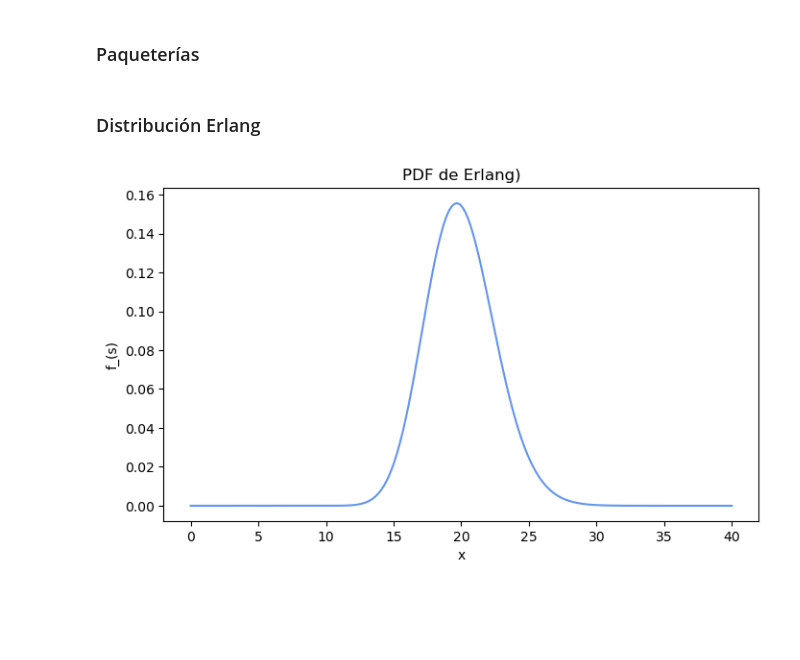
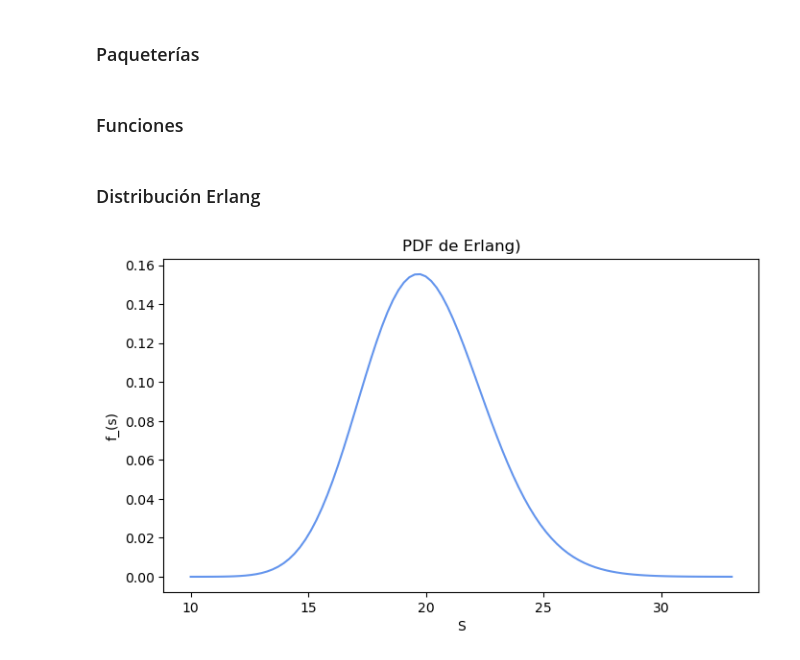
Before and after one commit to AlejandroFlpz/Microestructuras_y_sistemas_de_trading, a Jupyter notebook: Market Microstructure project.ipynb, the cells around one changed output. Saved outputs shown, nothing was run; the diff lists cells and outputs as text; code cells hidden in the pictures; blank space fills up the shorter version.

```diff
--- a/Market Microstructure project.ipynb
+++ b/Market Microstructure project.ipynb
@@ -11,17 +13,34 @@ import math
+# %% [markdown]
+### Funciones
+# %%
+def Erlang(k, lamb, S):
+    return (lamb**k) * (S**(k-1)) * np.exp(-lamb*S) / math.factorial(k-1)
+
+def P_LB(Spreads):
+    return np.maximum(0, 0.5 - 0.08 * Spreads)
+
+def P_LS(Spreads):
+    return np.maximum(0, 0.5 - 0.08 * Spreads)
+
+def objective_function(x, S0, Pi,  k, lamb):
+    A, B = x
+
+    Total_revenue = ((1 - Pi) * (P_LB(A - S0) + (P_LS(S0 - B)* (S0 - B)))
+                     - Pi * (quad(lambda S: (S - A) * Erlang(k, lamb, S), A, np.inf)[0]
+                             + quad(lambda S: (B - S) * Erlang(k, lamb, S), 0, B)[0]))
+    return -Total_revenue
 # %% [markdown]
 ### Distribución Erlang
 # %%
+S = np.linspace(10, 33, 100)
 k = 60
-lam = 3
-S = np.linspace(0, 40, 200)
-
-pdf = (lam**k) * (S**(k-1)) * np.exp(-lam*S) / math.factorial(k-1)
+lamb = 3
 
 plt.figure(figsize=(8,4.5))
-plt.plot(S, pdf, color='cornflowerblue')
+plt.plot(S, Erlang(k, lamb, S), color='cornflowerblue')
 plt.title(f'PDF de Erlang)')
 plt.xlabel('S')
 plt.ylabel('f_(s)')
 plt.show()
 # %% [output]
-[figure, old version]
+[figure, new version]
```
Also changed, not shown: parts of 5 cells of this notebook.
